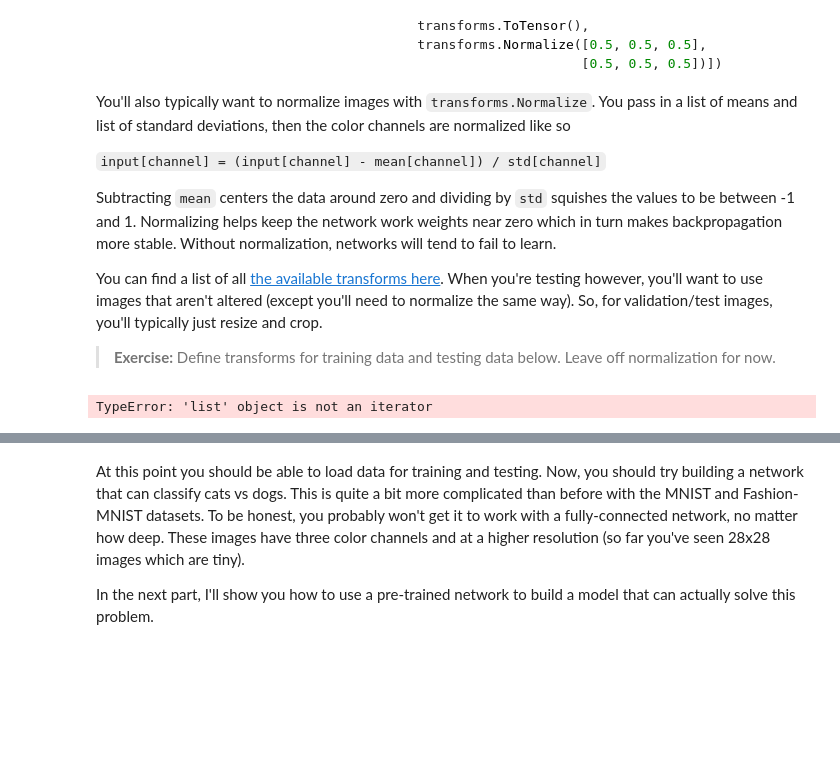
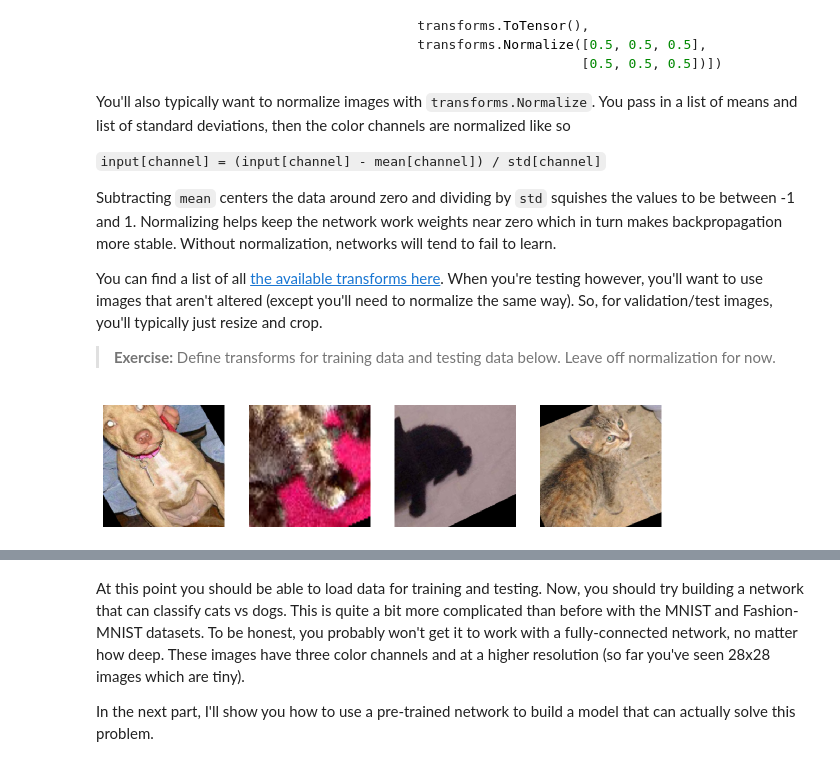
Before and after one commit to ksprashu/deep-learning-v2-pytorch, a Jupyter notebook: intro-to-pytorch/Part 7 - Loading Image Data (Exercises).ipynb, the cells around one changed output, grey strips where cells are left out. Drawn from its saved outputs; the diff is of its cells as text; code cells hidden in the pictures; blank space fills up the shorter version.

```diff
--- a/intro-to-pytorch/Part 7 - Loading Image Data (Exercises).ipynb
+++ b/intro-to-pytorch/Part 7 - Loading Image Data (Exercises).ipynb
@@ -133,19 +134,18 @@ test_transforms = transforms.Compose([transforms.Resize(255),
 train_data = datasets.ImageFolder(data_dir + '/train', transform=train_transforms)
 test_data = datasets.ImageFolder(data_dir + '/test', transform=test_transforms)
 
-trainloader = torch.utils.data.DataLoader(train_data, batch_size=32)
-testloader = torch.utils.data.DataLoader(test_data, batch_size=32)
+trainloader = torch.utils.data.DataLoader(train_data, batch_size=32, shuffle=True)
+testloader = torch.utils.data.DataLoader(test_data, batch_size=32, shuffle=True)
 # %%
 # change this to the trainloader or testloader
-data_iter = iter(trainloader).next()
+images, labels = iter(trainloader).next()
 
-images, labels = next(data_iter)
 fig, axes = plt.subplots(figsize=(10,4), ncols=4)
 for ii in range(4):
     ax = axes[ii]
     helper.imshow(images[ii], ax=ax, normalize=False)
 # %% [output]
-TypeError: 'list' object is not an iterator
+[figure, added]
 # %% [markdown]
 Your transformed images should look something like this.
 
```
Also changed, not shown: parts of 7 cells of this notebook.
